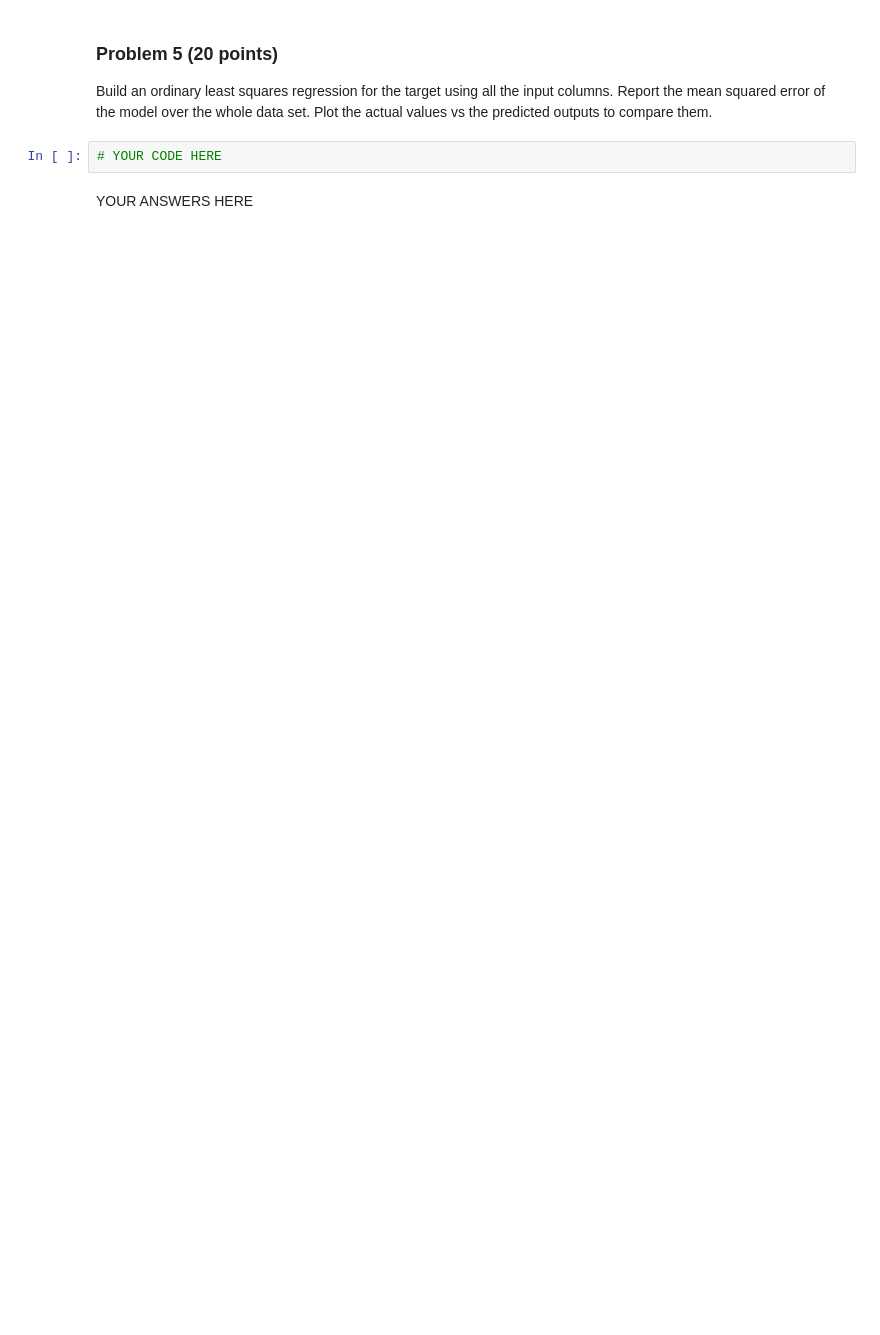
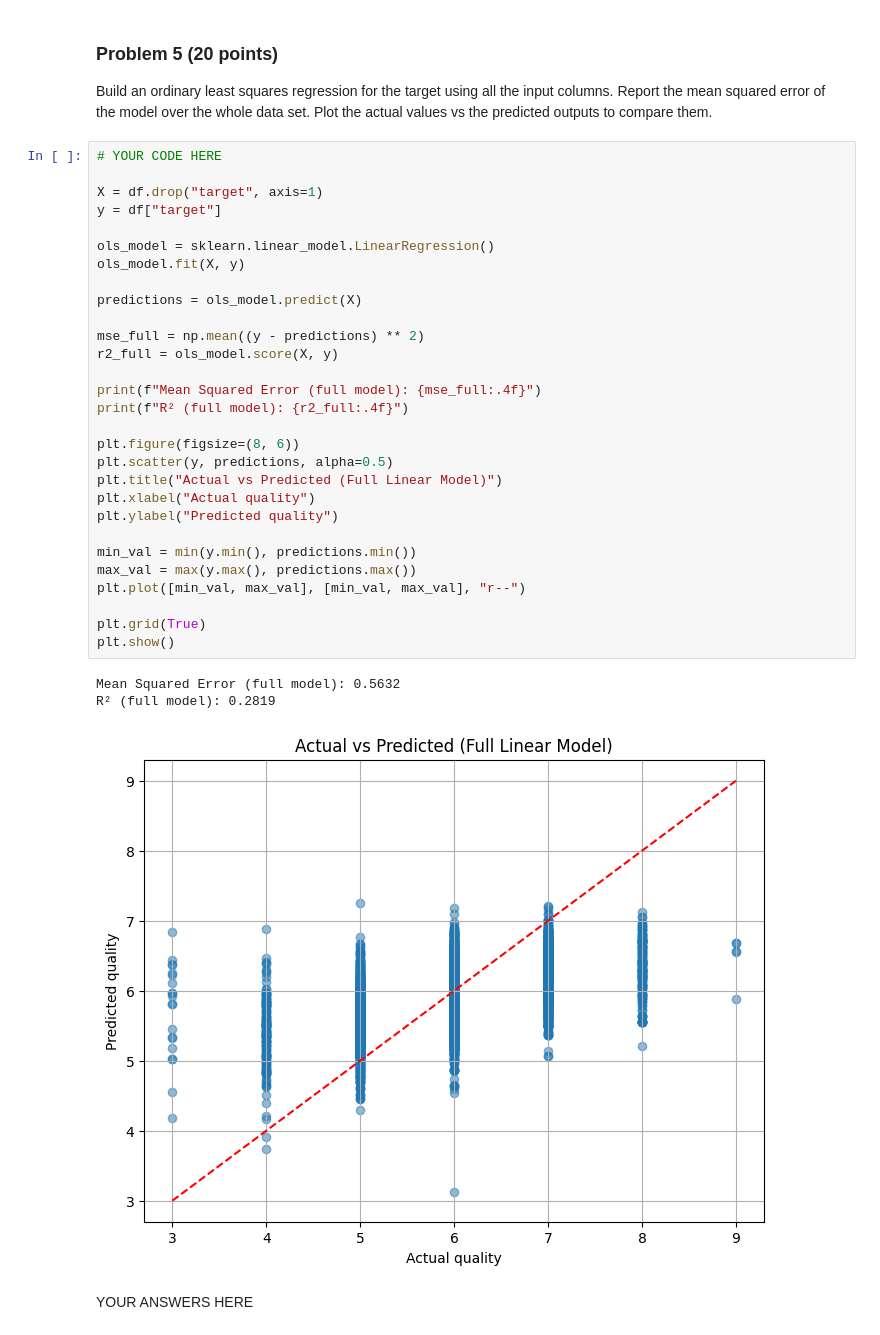
Before and after one commit to kronenflex/homeworks_mds_DX_601, a Jupyter notebook: homework12ds/project.ipynb, the cells around one changed output. Saved outputs shown, nothing was run; the diff lists cells and outputs as text; blank space fills up the shorter version.

```diff
--- a/homework12ds/project.ipynb
+++ b/homework12ds/project.ipynb
@@ -110,7 +272,38 @@ YOUR ANSWERS HERE
 Build an ordinary least squares regression for the target using all the input columns.
 Report the mean squared error of the model over the whole data set.
 Plot the actual values vs the predicted outputs to compare them.
-# %%
-# YOUR CODE HERE
+# %%
+# YOUR CODE HERE
+
+X = df.drop("target", axis=1)
+y = df["target"]
+
+ols_model = sklearn.linear_model.LinearRegression()
+ols_model.fit(X, y)
+
+predictions = ols_model.predict(X)
+
+mse_full = np.mean((y - predictions) ** 2)
+r2_full = ols_model.score(X, y)
+
+print(f"Mean Squared Error (full model): {mse_full:.4f}")
+print(f"R² (full model): {r2_full:.4f}")
+
+plt.figure(figsize=(8, 6))
+plt.scatter(y, predictions, alpha=0.5)
+plt.title("Actual vs Predicted (Full Linear Model)")
+plt.xlabel("Actual quality")
+plt.ylabel("Predicted quality")
+
+min_val = min(y.min(), predictions.min())
+max_val = max(y.max(), predictions.max())
+plt.plot([min_val, max_val], [min_val, max_val], "r--")
+
+plt.grid(True)
+plt.show()
+# %% [output]
+Mean Squared Error (full model): 0.5632
+R² (full model): 0.2819
+[figure, added]
 # %% [markdown]
 YOUR ANSWERS HERE
```
Also changed, not shown: parts of 32 cells of this notebook.
